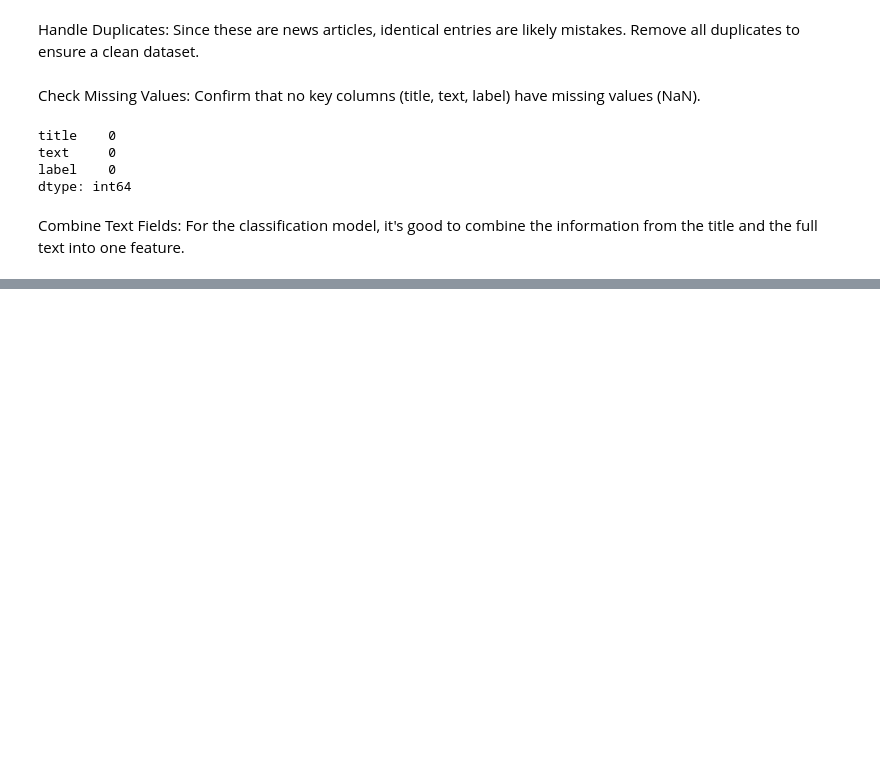
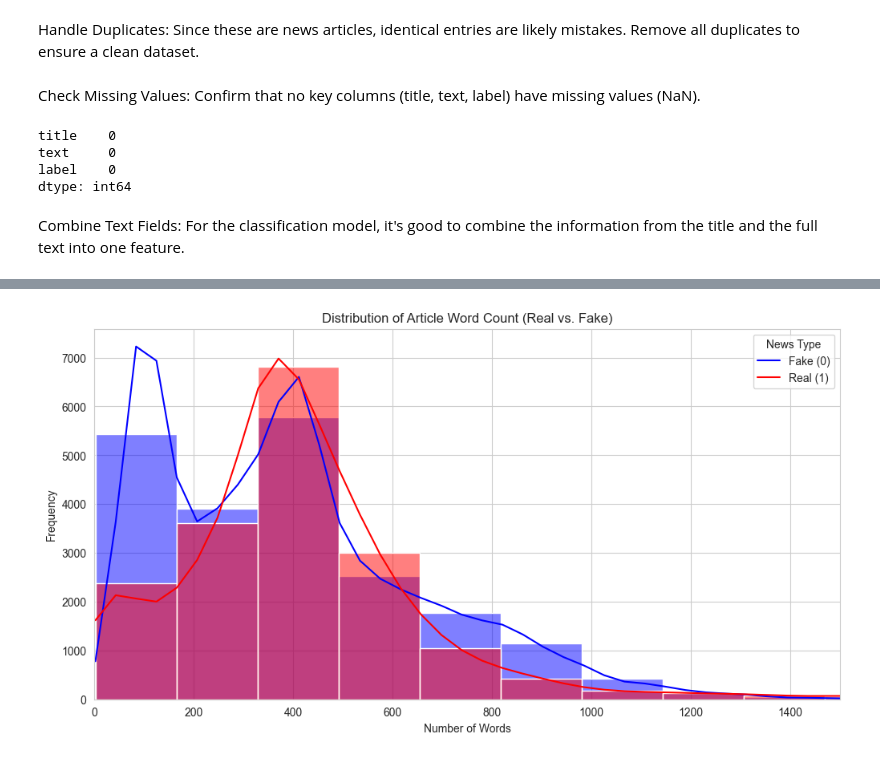
Before and after one commit to MTPeraya/Fake-News-Classifier-NLP, a Jupyter notebook: fake_news_classifier/notebooks/1.0_EDA_and_Preprocessing.ipynb, the cells around one changed output, grey strips where cells are left out. Saved outputs shown, nothing was run; the diff lists cells and outputs as text; code cells hidden in the pictures; blank space fills up the shorter version.

```diff
--- a/fake_news_classifier/notebooks/1.0_EDA_and_Preprocessing.ipynb
+++ b/fake_news_classifier/notebooks/1.0_EDA_and_Preprocessing.ipynb
@@ -74,0 +83,19 @@ df = df.drop(['title', 'text'], axis=1) # Drop the originals
+# %%
+# Assuming your combined DataFrame is named 'df' and has a 'full_text' column
+# and a 'label' column (0=Fake, 1=Real).
+
+# 1. Calculate word_count
+df['word_count'] = df['full_text'].apply(lambda x: len(str(x).split()))
+
+# 2. Calculate char_count
+df['char_count'] = df['full_text'].apply(lambda x: len(str(x)))
+
+# 3. Calculate average_word_length
+# We use np.divide and handle potential division by zero
+df['average_word_length'] = np.divide(df['char_count'], df['word_count'],
+                                     out=np.zeros_like(df['char_count'], dtype=float),
+                                     where=df['word_count']!=0)
+
+# Display the new columns to verify
+print("New columns created. Sample rows:")
+print(df[['full_text', 'word_count', 'char_count', 'average_word_length']].head())
@@ -74,0 +119,74 @@ df = df.drop(['title', 'text'], axis=1) # Drop the originals
+# %%
+# 1. Calculate Length Features
+df['word_count'] = df['full_text'].apply(lambda x: len(str(x).split()))
+df['char_count'] = df['full_text'].apply(lambda x: len(str(x)))
+
+# 2. Calculate average_word_length
+df['average_word_length'] = np.divide(df['char_count'], df['word_count'],
+                                     out=np.zeros_like(df['char_count'], dtype=float),
+                                     where=df['word_count']!=0)
+
+# 3. Visualization and Comparison
+
+# A. Word Count Comparison
+plt.figure(figsize=(12, 6))
+sns.histplot(data=df, x='word_count', hue='label',
+             palette={0: 'red', 1: 'blue'},
+             kde=True, bins=50)
+
+plt.title('Distribution of Article Word Count (Real vs. Fake)')
+plt.xlabel('Number of Words')
+plt.ylabel('Frequency')
+plt.xlim(0, 1500)
+plt.legend(title='News Type', labels=['Fake (0)', 'Real (1)'])
+plt.show()
+#
+
+# B. Average Word Length Comparison
+plt.figure(figsize=(8, 6))
+# Fix: Change keys from integer (0, 1) to string ('0', '1')
+# However, the simplest way is to ensure the label column is an integer type.
+
+# Recommended Fix: Ensure the 'label' column is integer (if it was somehow converted to object/string earlier)
+df['label'] = df['label'].astype(int)
+
+# Use the original palette with integer keys
+palette_map = {0: 'red', 1: 'blue'}
+
+# --- Rerun the Visualization ---
+df['label'] = df['label'].astype(str)
+
+# 2. Define the palette with string keys '0' and '1'
+palette_map_str = {'0': 'red', '1': 'blue'}
+
+# A. Word Count Comparison
+plt.figure(figsize=(12, 6))
+sns.histplot(data=df, x='word_count', hue='label',
+             palette=palette_map_str, # Using string palette
+             kde=True, bins=50)
+
+plt.title('Distribution of Article Word Count (Real vs. Fake)')
+plt.xlabel('Number of Words')
+plt.ylabel('Frequency')
+plt.xlim(0, 1500)
+plt.legend(title='News Type', labels=['Fake (0)', 'Real (1)'])
+plt.show()
+
+# B. Average Word Length Comparison
+plt.figure(figsize=(8, 6))
+sns.boxplot(x='label', y='average_word_length', data=df,
+            palette=palette_map_str) # Using string palette
+
+plt.title('Average Word Length Comparison')
+plt.xlabel('News Type (0=Fake, 1=Real)')
+plt.ylabel('Average Characters Per Word')
+plt.show()
+
+# C. Quantitative Summary
+print("\n--- Quantitative Summary ---")
+print("Word Count:")
+print(df.groupby('label')['word_count'].describe())
+print("\nAverage Word Length:")
+print(df.groupby('label')['average_word_length'].describe())
+# %% [output]
+[figure, added]
```
Also changed, not shown: parts of 7 cells of this notebook.
